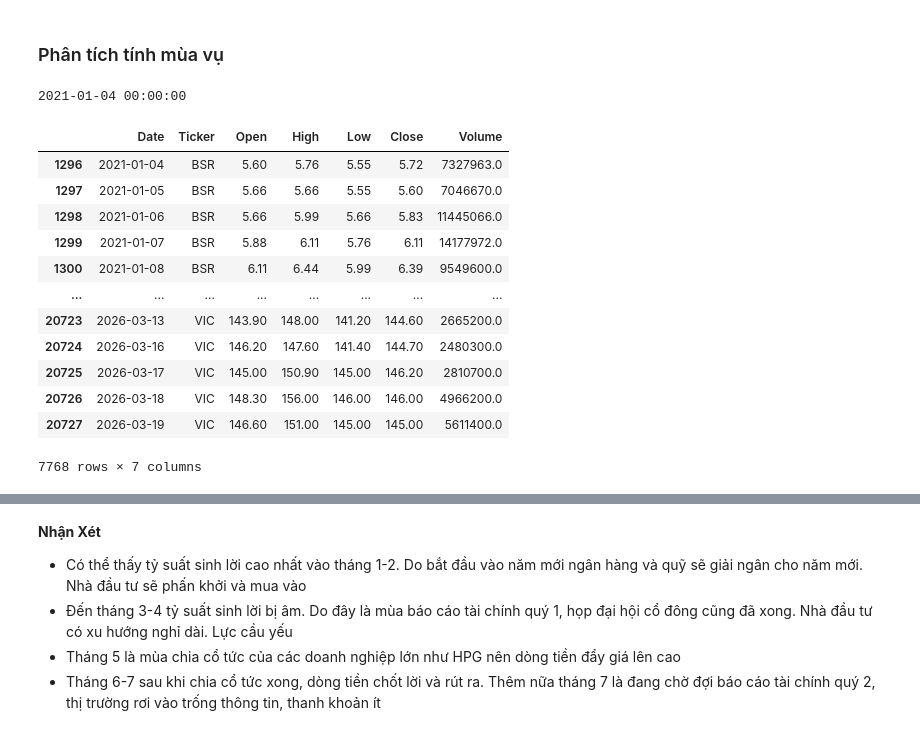
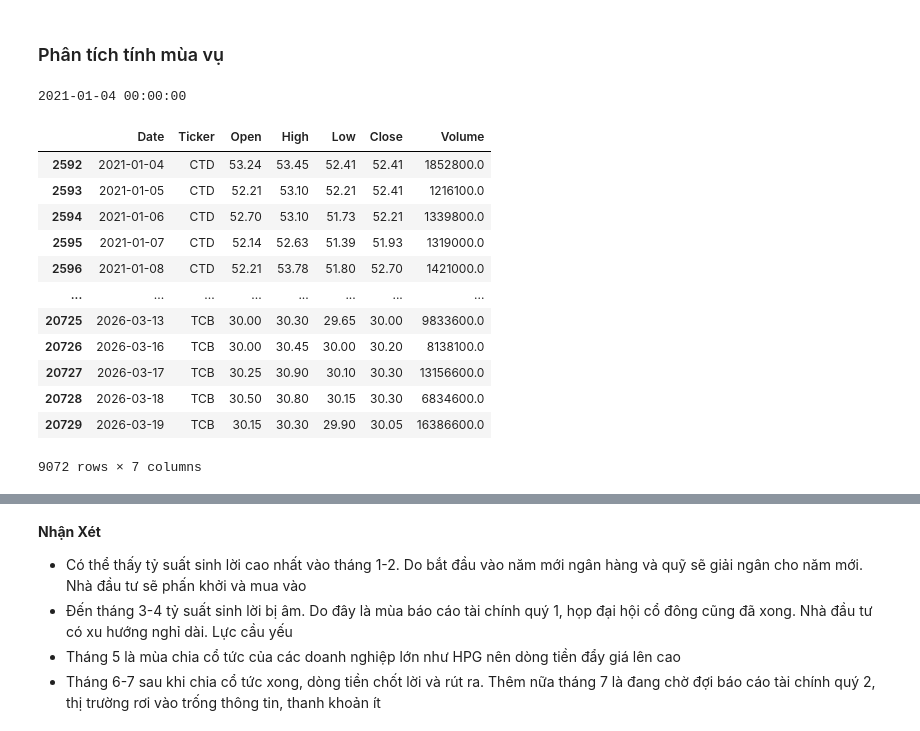
Before and after one commit to bakaanaa/AI-Forescasting-Stock, a Jupyter notebook: process_data.ipynb, the cells around one changed output, grey strips where cells are left out. Cells and saved outputs as stored; diff of their text form; code cells hidden in the pictures.

```diff
--- a/process_data.ipynb
+++ b/process_data.ipynb
@@ -439,25 +272,27 @@ plt.show()
 ### Phân tích tính mùa vụ
 # %%
 # Lọc ra ngày bắt đầu để xuất phát chung
-start= bluechips_df.groupby("Ticker")["Date"].min().max()
+season=["HPG", "VIC, VHM, VRE", "CTD", "GAS","PLX", "GMD", "MBB", "TCB"]
+season_df= df_ck[df_ck["Ticker"].isin(season)].copy()
+start= season_df.groupby("Ticker")["Date"].min().max()
 print(start)
-all_start= bluechips_df[bluechips_df.Date>=start].copy()
+all_start= season_df[season_df.Date>=start].copy()
 all_start
 # %% [output]
 2021-01-04 00:00:00
 |  | Date | Ticker | Open | High | Low | Close | Volume |
-| 1296 | 2021-01-04 | BSR | 5.60 | 5.76 | 5.55 | 5.72 | 7327963.0 |
-| 1297 | 2021-01-05 | BSR | 5.66 | 5.66 | 5.55 | 5.60 | 7046670.0 |
-| 1298 | 2021-01-06 | BSR | 5.66 | 5.99 | 5.66 | 5.83 | 11445066.0 |
-| 1299 | 2021-01-07 | BSR | 5.88 | 6.11 | 5.76 | 6.11 | 14177972.0 |
-| 1300 | 2021-01-08 | BSR | 6.11 | 6.44 | 5.99 | 6.39 | 9549600.0 |
+| 2592 | 2021-01-04 | CTD | 53.24 | 53.45 | 52.41 | 52.41 | 1852800.0 |
+| 2593 | 2021-01-05 | CTD | 52.21 | 53.10 | 52.21 | 52.41 | 1216100.0 |
+| 2594 | 2021-01-06 | CTD | 52.70 | 53.10 | 51.73 | 52.21 | 1339800.0 |
+| 2595 | 2021-01-07 | CTD | 52.14 | 52.63 | 51.39 | 51.93 | 1319000.0 |
+| 2596 | 2021-01-08 | CTD | 52.21 | 53.78 | 51.80 | 52.70 | 1421000.0 |
 | ... | ... | ... | ... | ... | ... | ... | ... |
-| 20723 | 2026-03-13 | VIC | 143.90 | 148.00 | 141.20 | 144.60 | 2665200.0 |
-| 20724 | 2026-03-16 | VIC | 146.20 | 147.60 | 141.40 | 144.70 | 2480300.0 |
-| 20725 | 2026-03-17 | VIC | 145.00 | 150.90 | 145.00 | 146.20 | 2810700.0 |
-| 20726 | 2026-03-18 | VIC | 148.30 | 156.00 | 146.00 | 146.00 | 4966200.0 |
-| 20727 | 2026-03-19 | VIC | 146.60 | 151.00 | 145.00 | 145.00 | 5611400.0 |
+| 20725 | 2026-03-13 | TCB | 30.00 | 30.30 | 29.65 | 30.00 | 9833600.0 |
+| 20726 | 2026-03-16 | TCB | 30.00 | 30.45 | 30.00 | 30.20 | 8138100.0 |
+| 20727 | 2026-03-17 | TCB | 30.25 | 30.90 | 30.10 | 30.30 | 13156600.0 |
+| 20728 | 2026-03-18 | TCB | 30.50 | 30.80 | 30.15 | 30.30 | 6834600.0 |
+| 20729 | 2026-03-19 | TCB | 30.15 | 30.30 | 29.90 | 30.05 | 16386600.0 |
-7768 rows × 7 columns
+9072 rows × 7 columns
 # %%
 all_start["Pct_Change"]= all_start.groupby("Ticker")["Close"].pct_change()
 all_start["Month"]= all_start.Date.dt.month
```
Also changed, not shown: parts of 105 cells of this notebook.
